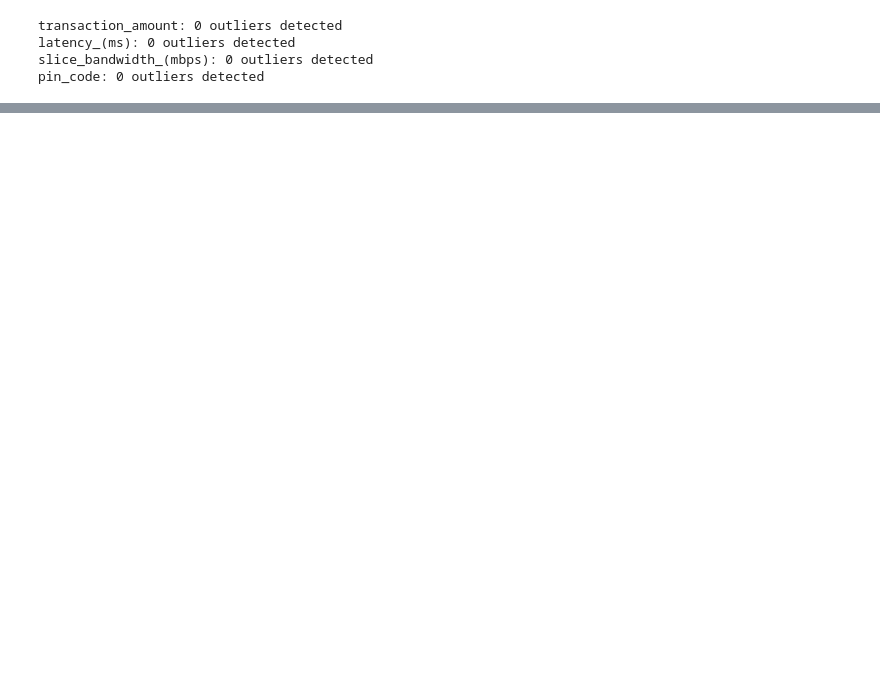
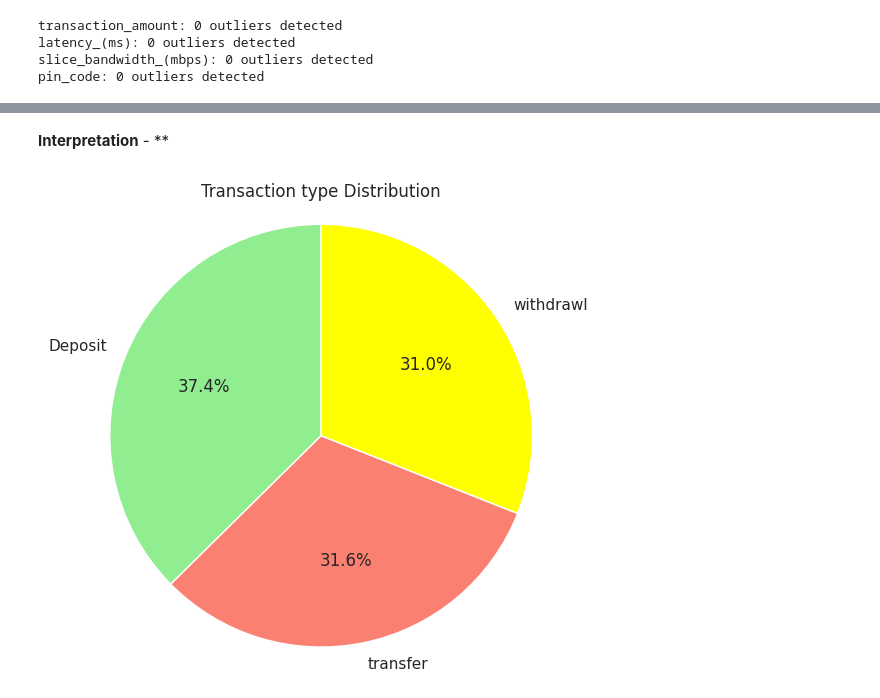
Before and after one commit to Sagarjain93/Operations_transaction_Data, a Jupyter notebook: transaction_data.ipynb, the cells around one changed output, grey strips where cells are left out. Drawn from its saved outputs; the diff is of its cells as text; code cells hidden in the pictures; blank space fills up the shorter version.

```diff
--- a/transaction_data.ipynb
+++ b/transaction_data.ipynb
@@ -401,0 +493,20 @@ pin_code: 0 outliers detected
+# %% [markdown]
+**Interpretation** - **
+# %%
+import matplotlib.pyplot as plt
+
+# Count values
+fraud_counts = df['transaction_type'].value_counts()
+
+# Labels and colors
+labels = ['Deposit', 'transfer','withdrawl']
+colors = ['lightgreen', 'salmon','yellow']
+
+# Pie chart
+plt.figure(figsize=(6, 6))
+plt.pie(fraud_counts, labels=labels, autopct='%1.1f%%', startangle=90, colors=colors, explode=(0,0,0))
+plt.title('Transaction type Distribution')
+plt.axis('equal')  # Equal aspect ratio ensures the pie is circular
+plt.show()
+# %% [output]
+[figure, added]
```
Also changed, not shown: parts of 25 cells of this notebook.
